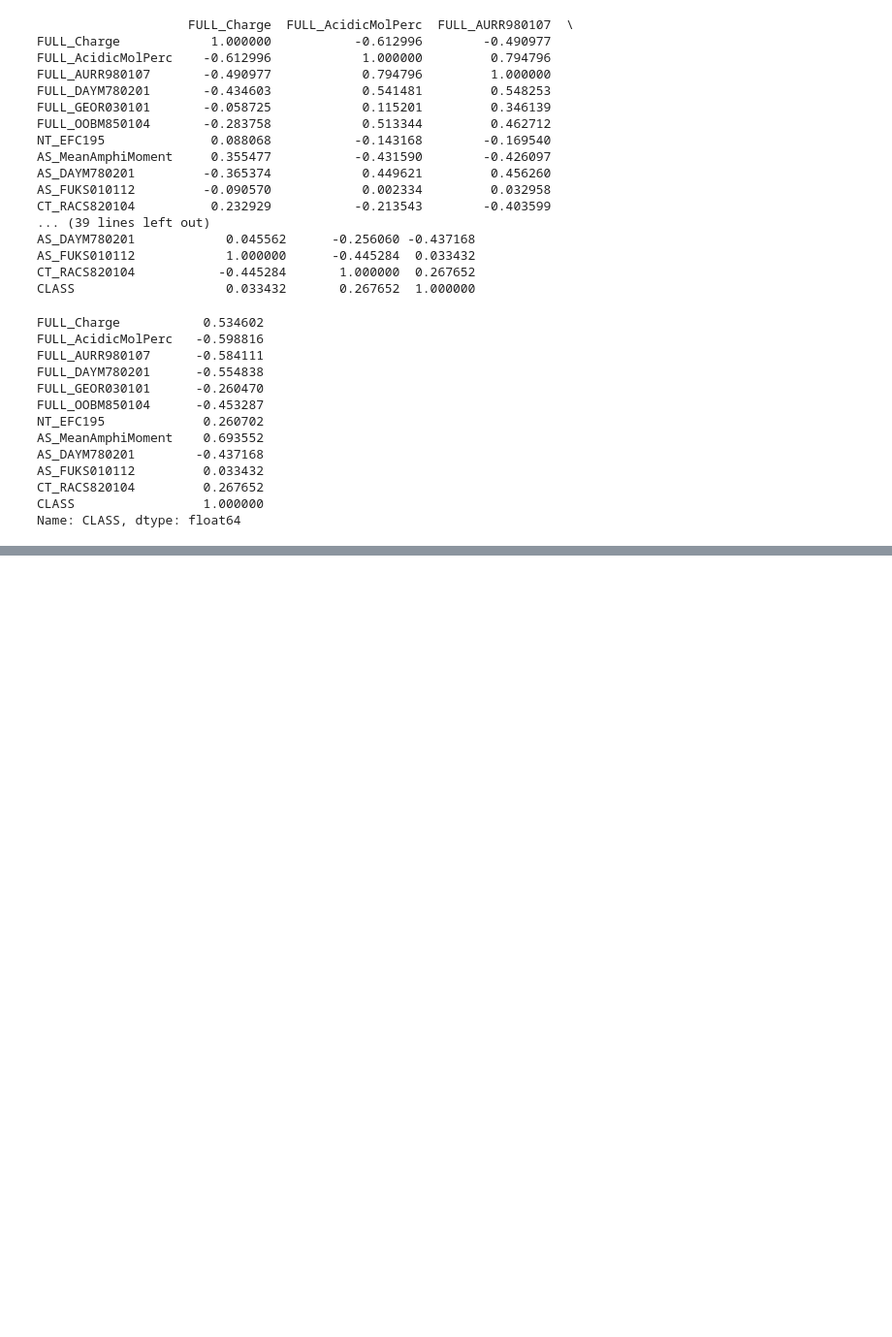
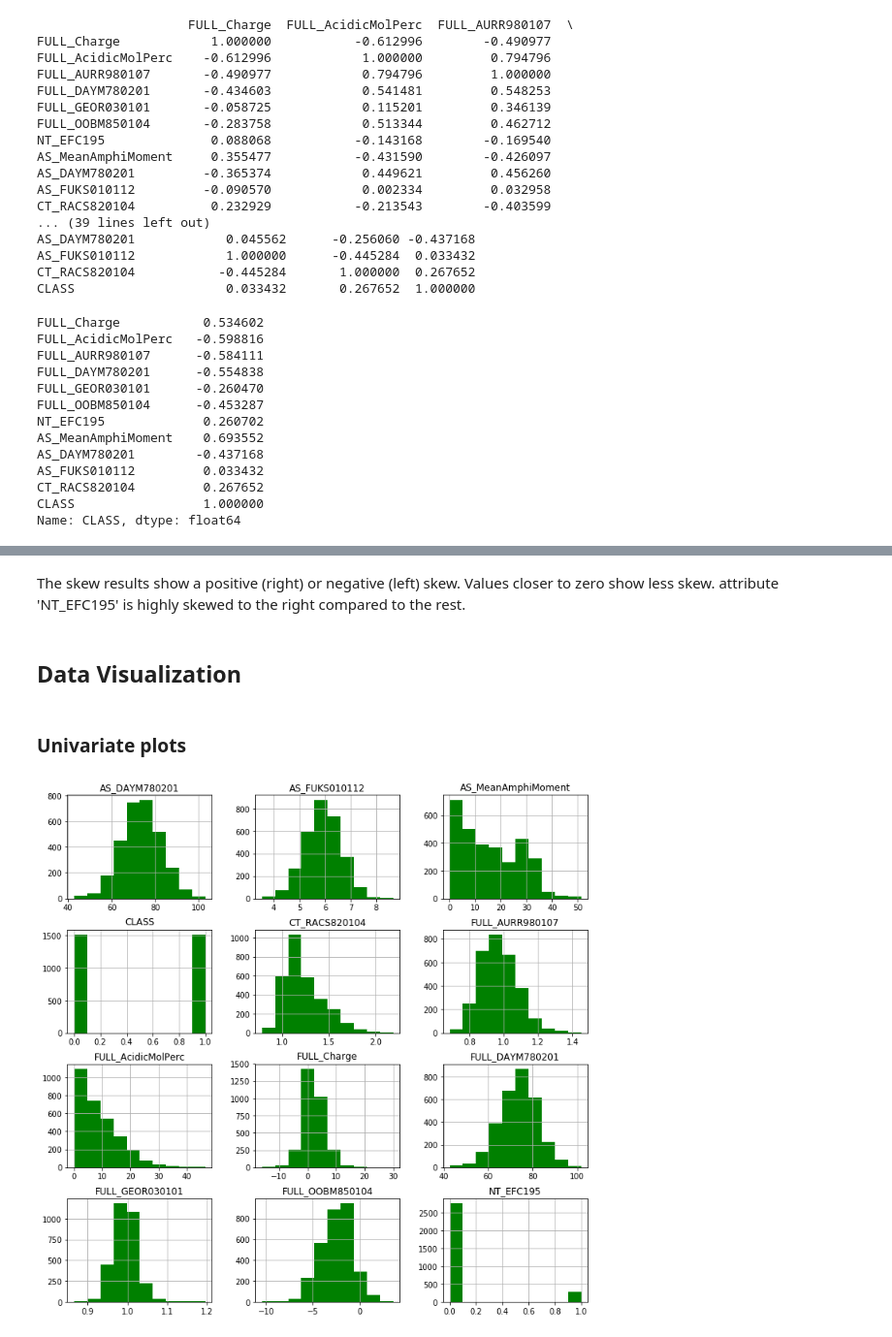
Before and after one commit to atwine/ace-class-notes, a Jupyter notebook: AMP Data Sets/Emmanuel_Mande.ML_Pipeline.ipynb, the cells around one changed output, grey strips where cells are left out. Shown at 97% size. Drawn from its saved outputs; the diff is of its cells as text; code cells hidden in the pictures; blank space fills up the shorter version.

```diff
--- a/AMP Data Sets/Emmanuel_Mande.ML_Pipeline.ipynb
+++ b/AMP Data Sets/Emmanuel_Mande.ML_Pipeline.ipynb
@@ -204,0 +279,13 @@ sns.heatmap(cor)
+# %% [markdown]
+The skew results show a positive (right) or negative (left) skew. Values closer to zero show less skew. attribute 'NT_EFC195' is highly skewed to the right compared to the rest.
+# %% [markdown]
+## Data Visualization
+# %% [markdown]
+### Univariate plots
+# %%
+# Univariate Histograms
+from matplotlib import pyplot #importing pyplot from matplotlib library
+df.hist(figsize=(12,12), color='green')
+pyplot.show()
+# %% [output]
+[figure, added]
```
Also changed, not shown: parts of 48 cells of this notebook.
